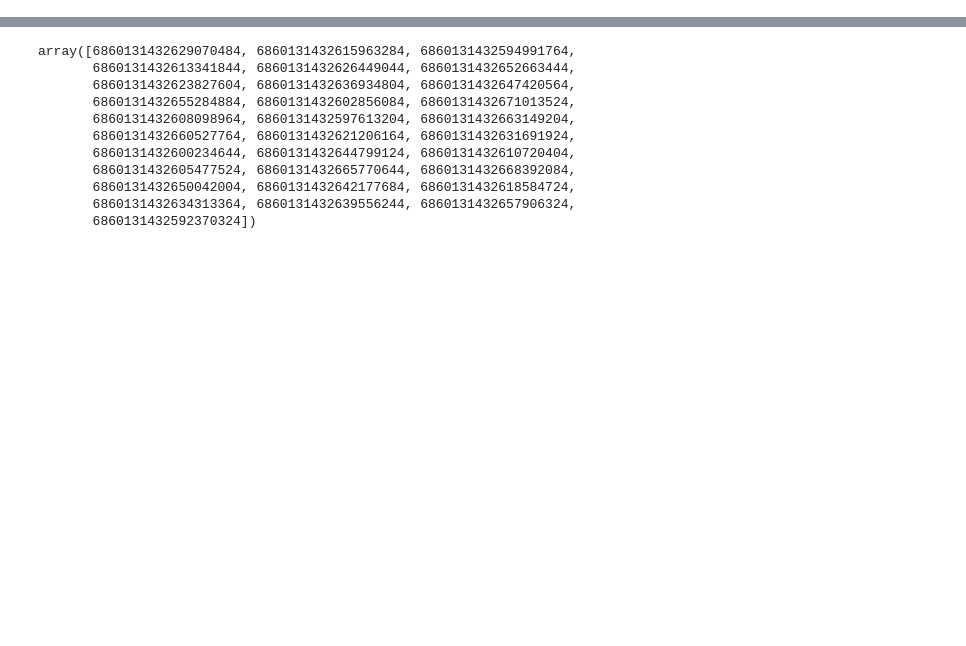
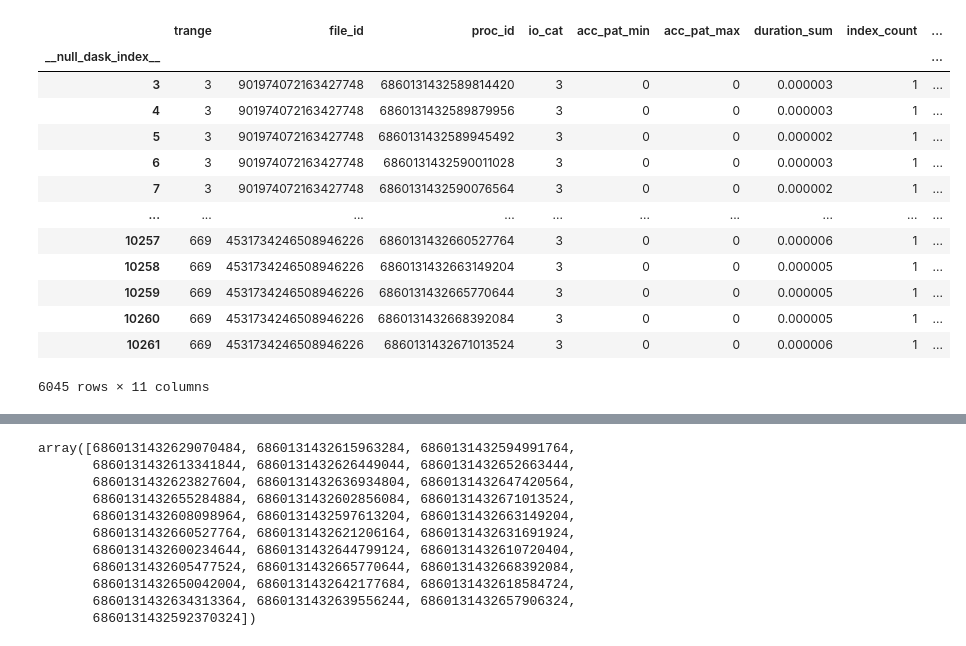
Before and after one commit to izzet/wisio, a Jupyter notebook: notebooks/recorder-cm1.ipynb, the cells around one changed output, grey strips where cells are left out. Saved outputs shown, nothing was run; the diff lists cells and outputs as text; code cells hidden in the pictures; blank space fills up the shorter version.

```diff
--- a/notebooks/recorder-cm1.ipynb
+++ b/notebooks/recorder-cm1.ipynb
@@ -88,0 +89,17 @@ time: 1.88 s (started: 2023-01-31 21:35:49 -08:00)
+# %%
+pd.read_parquet("/p/vast1/iopp/wisio/computed_llcs/cm1/stage1/trange/part.0.parquet")
+# %% [output]
+|  | trange | file_id | proc_id | io_cat | acc_pat_min | acc_pat_max | duration_sum | index_count | ... |
+| __null_dask_index__ |  |  |  |  |  |  |  |  | ... |
+| 3 | 3 | 901974072163427748 | 6860131432589814420 | 3 | 0 | 0 | 0.000003 | 1 | ... |
+| 4 | 3 | 901974072163427748 | 6860131432589879956 | 3 | 0 | 0 | 0.000003 | 1 | ... |
+| 5 | 3 | 901974072163427748 | 6860131432589945492 | 3 | 0 | 0 | 0.000002 | 1 | ... |
+| 6 | 3 | 901974072163427748 | 6860131432590011028 | 3 | 0 | 0 | 0.000003 | 1 | ... |
+| 7 | 3 | 901974072163427748 | 6860131432590076564 | 3 | 0 | 0 | 0.000002 | 1 | ... |
+| ... | ... | ... | ... | ... | ... | ... | ... | ... | ... |
+| 10257 | 669 | 4531734246508946226 | 6860131432660527764 | 3 | 0 | 0 | 0.000006 | 1 | ... |
+| 10258 | 669 | 4531734246508946226 | 6860131432663149204 | 3 | 0 | 0 | 0.000005 | 1 | ... |
+| 10259 | 669 | 4531734246508946226 | 6860131432665770644 | 3 | 0 | 0 | 0.000005 | 1 | ... |
+| 10260 | 669 | 4531734246508946226 | 6860131432668392084 | 3 | 0 | 0 | 0.000005 | 1 | ... |
+| 10261 | 669 | 4531734246508946226 | 6860131432671013524 | 3 | 0 | 0 | 0.000006 | 1 | ... |
+6045 rows × 11 columns
```
Also changed, not shown: parts of 9 cells of this notebook, 4 other files.
